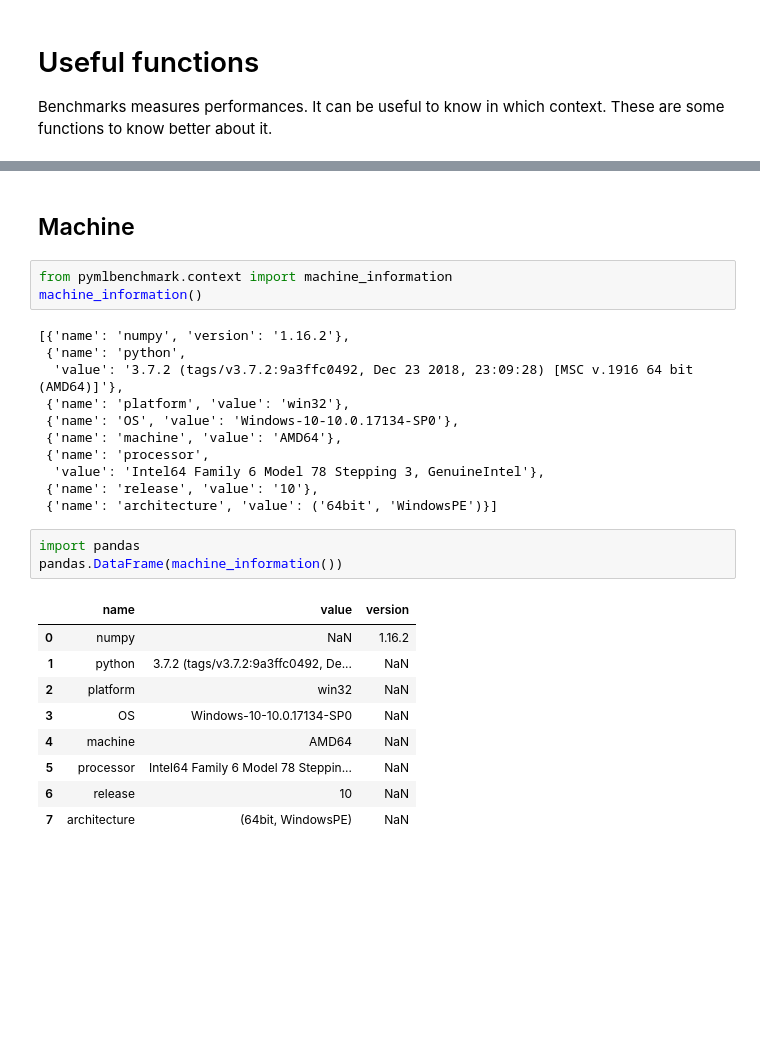
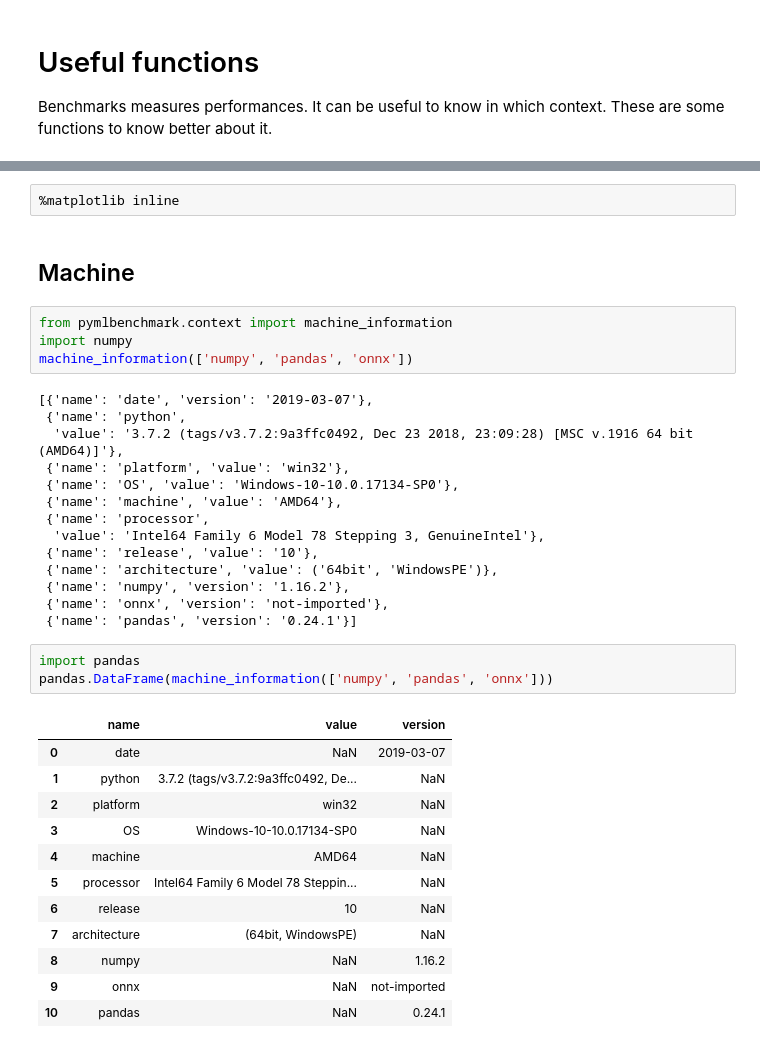
Before and after one commit to sdpython/pymlbenchmark, a Jupyter notebook: _doc/notebooks/context.ipynb, the cells around one changed output, grey strips where cells are left out. Cells and saved outputs as stored; diff of their text form; blank space fills up the shorter version.

```diff
--- a/_doc/notebooks/context.ipynb
+++ b/_doc/notebooks/context.ipynb
@@ -7,13 +7,16 @@ from jyquickhelper import add_notebook_menu
 add_notebook_menu()
 # %% [output]
 [interactive output not drawn]
+# %%
+%matplotlib inline
 # %% [markdown]
 ## Machine
 # %%
 from pymlbenchmark.context import machine_information
-machine_information()
+import numpy
+machine_information(['numpy', 'pandas', 'onnx'])
 # %% [output]
-[{'name': 'numpy', 'version': '1.16.2'},
+[{'name': 'date', 'version': '2019-03-07'},
  {'name': 'python',
   'value': '3.7.2 (tags/v3.7.2:9a3ffc0492, Dec 23 2018, 23:09:28) [MSC v.1916 64 bit (AMD64)]'},
  {'name': 'platform', 'value': 'win32'},
@@ -22,13 +25,16 @@ machine_information()
  {'name': 'processor',
   'value': 'Intel64 Family 6 Model 78 Stepping 3, GenuineIntel'},
  {'name': 'release', 'value': '10'},
- {'name': 'architecture', 'value': ('64bit', 'WindowsPE')}]
+ {'name': 'architecture', 'value': ('64bit', 'WindowsPE')},
+ {'name': 'numpy', 'version': '1.16.2'},
+ {'name': 'onnx', 'version': 'not-imported'},
+ {'name': 'pandas', 'version': '0.24.1'}]
 # %%
 import pandas
-pandas.DataFrame(machine_information())
+pandas.DataFrame(machine_information(['numpy', 'pandas', 'onnx']))
 # %% [output]
 |  | name | value | version |
-| 0 | numpy | NaN | 1.16.2 |
+| 0 | date | NaN | 2019-03-07 |
 | 1 | python | 3.7.2 (tags/v3.7.2:9a3ffc0492, De... | NaN |
 | 2 | platform | win32 | NaN |
 | 3 | OS | Windows-10-10.0.17134-SP0 | NaN |
@@ -36,3 +42,6 @@ pandas.DataFrame(machine_information())
 | 5 | processor | Intel64 Family 6 Model 78 Steppin... | NaN |
 | 6 | release | 10 | NaN |
 | 7 | architecture | (64bit, WindowsPE) | NaN |
+| 8 | numpy | NaN | 1.16.2 |
+| 9 | onnx | NaN | not-imported |
+| 10 | pandas | NaN | 0.24.1 |
```
Also changed, not shown: parts of 3 cells of this notebook, 6 other files.
